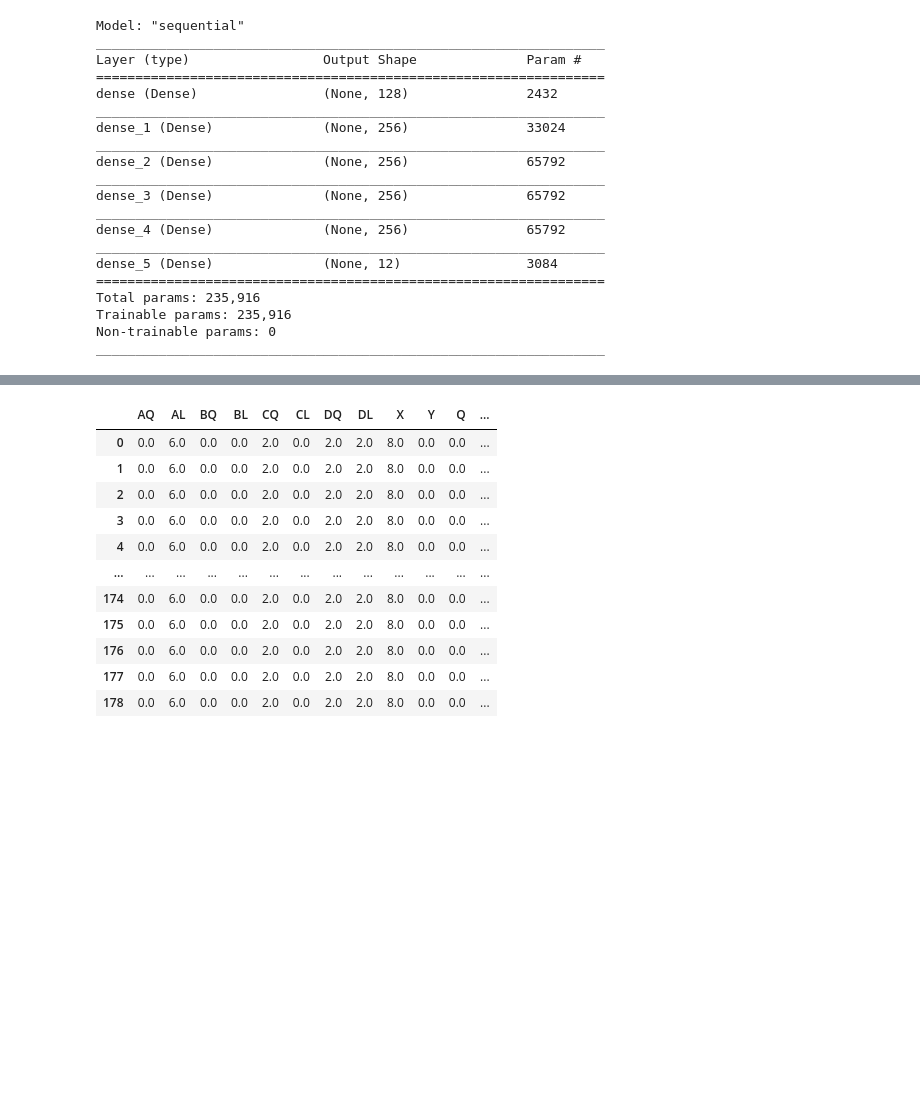
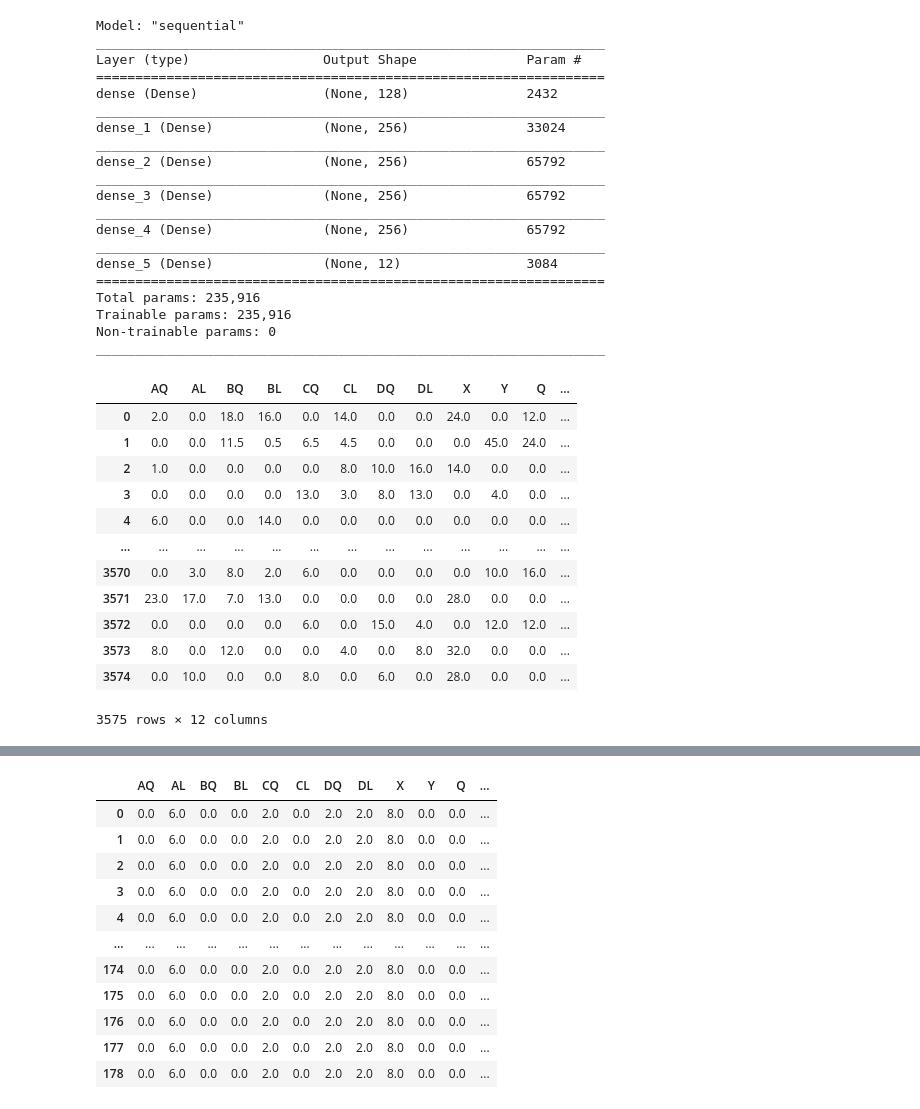
Before and after one commit to maks-tabu/dus_mm, a Jupyter notebook: dus_ml.ipynb, the cells around one changed output, grey strips where cells are left out. Saved outputs shown, nothing was run; the diff lists cells and outputs as text; code cells hidden in the pictures; blank space fills up the shorter version.

```diff
--- a/dus_ml.ipynb
+++ b/dus_ml.ipynb
@@ -136,5 +116,21 @@ Total params: 235,916
 Trainable params: 235,916
 Non-trainable params: 0
 _________________________________________________________________
+# %%
+y
+# %% [output]
+|  | AQ | AL | BQ | BL | CQ | CL | DQ | DL | X | Y | Q | ... |
+| 0 | 2.0 | 0.0 | 18.0 | 16.0 | 0.0 | 14.0 | 0.0 | 0.0 | 24.0 | 0.0 | 12.0 | ... |
+| 1 | 0.0 | 0.0 | 11.5 | 0.5 | 6.5 | 4.5 | 0.0 | 0.0 | 0.0 | 45.0 | 24.0 | ... |
+| 2 | 1.0 | 0.0 | 0.0 | 0.0 | 0.0 | 8.0 | 10.0 | 16.0 | 14.0 | 0.0 | 0.0 | ... |
+| 3 | 0.0 | 0.0 | 0.0 | 0.0 | 13.0 | 3.0 | 8.0 | 13.0 | 0.0 | 4.0 | 0.0 | ... |
+| 4 | 6.0 | 0.0 | 0.0 | 14.0 | 0.0 | 0.0 | 0.0 | 0.0 | 0.0 | 0.0 | 0.0 | ... |
+| ... | ... | ... | ... | ... | ... | ... | ... | ... | ... | ... | ... | ... |
+| 3570 | 0.0 | 3.0 | 8.0 | 2.0 | 6.0 | 0.0 | 0.0 | 0.0 | 0.0 | 10.0 | 16.0 | ... |
+| 3571 | 23.0 | 17.0 | 7.0 | 13.0 | 0.0 | 0.0 | 0.0 | 0.0 | 28.0 | 0.0 | 0.0 | ... |
+| 3572 | 0.0 | 0.0 | 0.0 | 0.0 | 6.0 | 0.0 | 15.0 | 4.0 | 0.0 | 12.0 | 12.0 | ... |
+| 3573 | 8.0 | 0.0 | 12.0 | 0.0 | 0.0 | 4.0 | 0.0 | 8.0 | 32.0 | 0.0 | 0.0 | ... |
+| 3574 | 0.0 | 10.0 | 0.0 | 0.0 | 8.0 | 0.0 | 6.0 | 0.0 | 28.0 | 0.0 | 0.0 | ... |
+3575 rows × 12 columns
 # %%
 NN_model.fit(X_train, y_train, epochs=500, batch_size=32, validation_split = 0.2, callbacks=callbacks_list)
```
Also changed, not shown: parts of 11 cells of this notebook, 3 other files.
